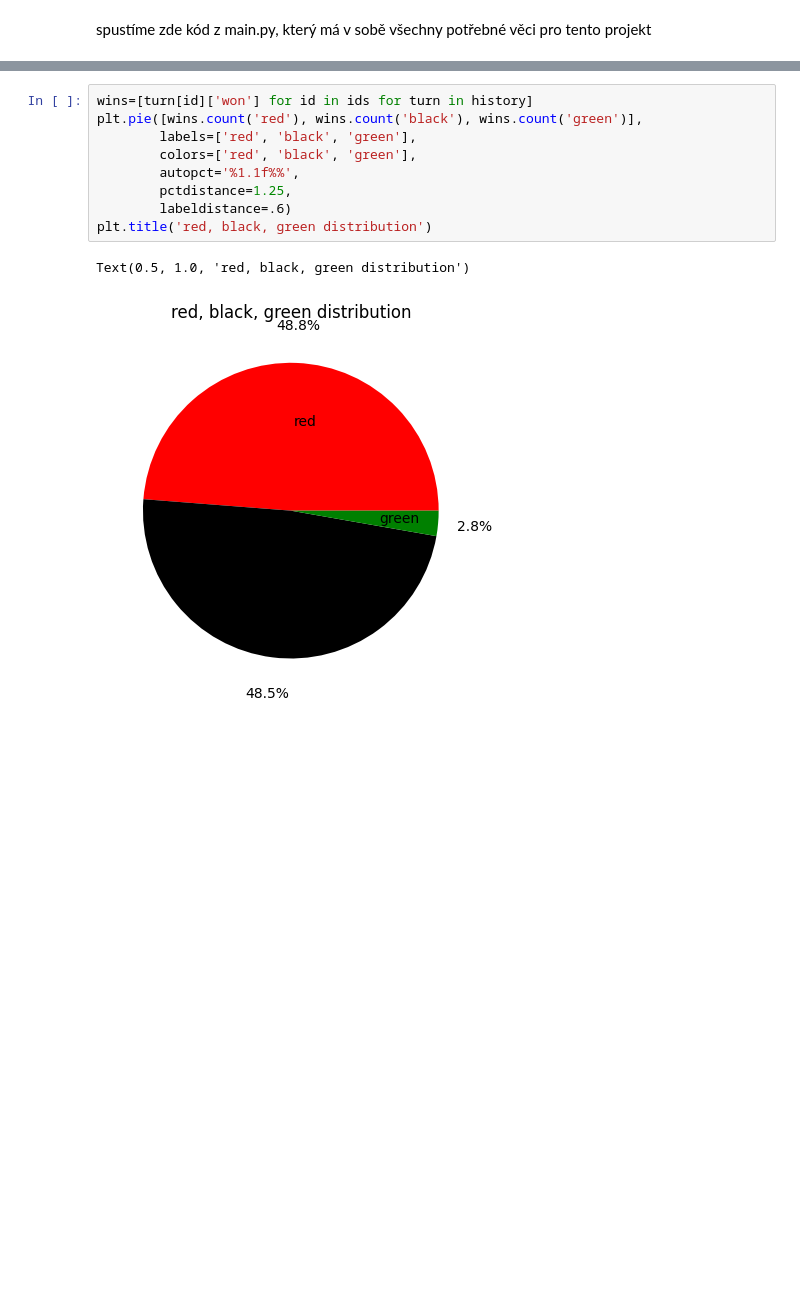
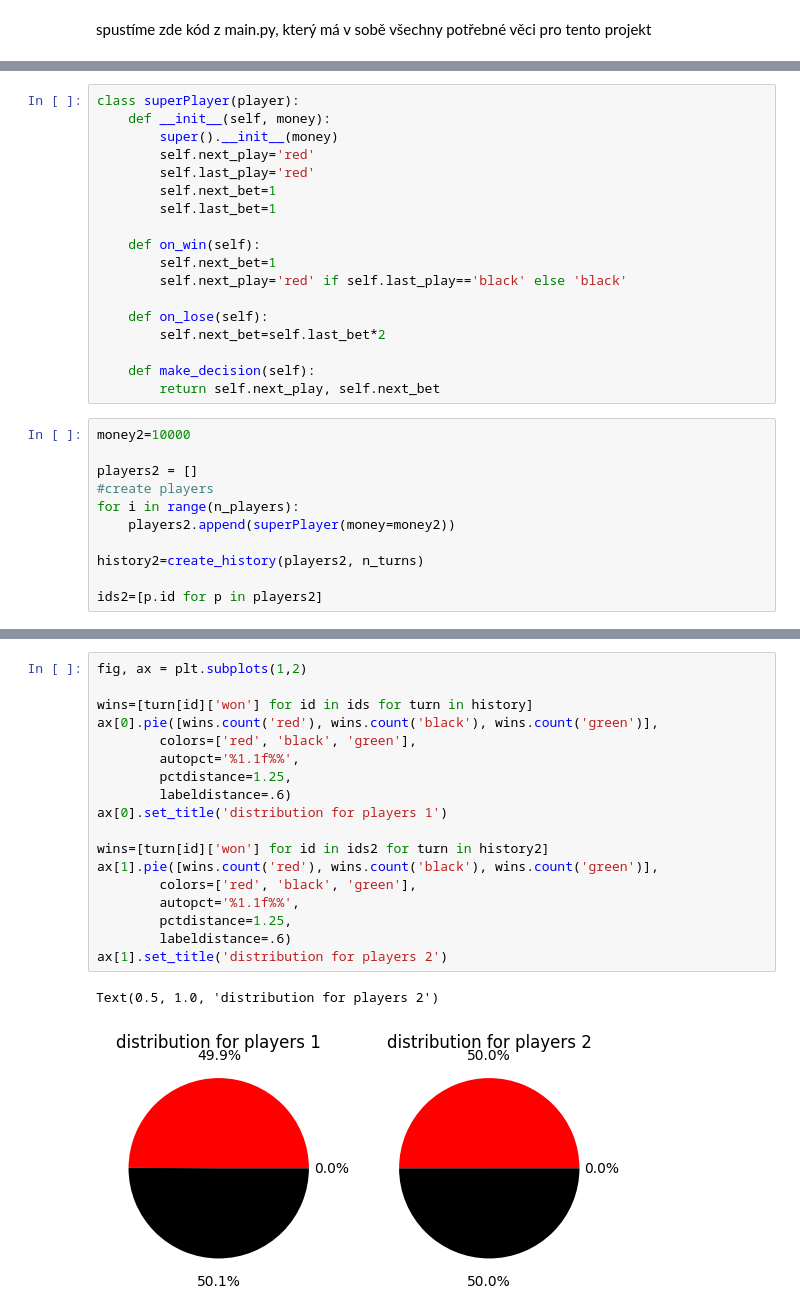
Before and after one commit to MartyM123/casino, a Jupyter notebook: analyze.ipynb, the cells around one changed output, grey strips where cells are left out. Saved outputs shown, nothing was run; the diff lists cells and outputs as text; blank space fills up the shorter version.

```diff
--- a/analyze.ipynb
+++ b/analyze.ipynb
@@ -26,0 +35,29 @@ create history vezme hráče, které jsme si vyrobili a nechá je vstoupit do ka
+# %%
+class superPlayer(player):
+    def __init__(self, money):
+        super().__init__(money)
+        self.next_play='red'
+        self.last_play='red'
+        self.next_bet=1
+        self.last_bet=1
+
+    def on_win(self):
+        self.next_bet=1
+        self.next_play='red' if self.last_play=='black' else 'black'
+
+    def on_lose(self):
+        self.next_bet=self.last_bet*2
+
+    def make_decision(self):
+        return self.next_play, self.next_bet
+# %%
+money2=10000
+
+players2 = []
+#create players
+for i in range(n_players):
+    players2.append(superPlayer(money=money2))
+
+history2=create_history(players2, n_turns)
+
+ids2=[p.id for p in players2]
@@ -27,12 +82,21 @@ create history vezme hráče, které jsme si vyrobili a nechá je vstoupit do ka
 # %%
+fig, ax = plt.subplots(1,2)
+
 wins=[turn[id]['won'] for id in ids for turn in history]
-plt.pie([wins.count('red'), wins.count('black'), wins.count('green')],
-        labels=['red', 'black', 'green'],
+ax[0].pie([wins.count('red'), wins.count('black'), wins.count('green')],
         colors=['red', 'black', 'green'],
         autopct='%1.1f%%',
         pctdistance=1.25,
         labeldistance=.6)
-plt.title('red, black, green distribution')
+ax[0].set_title('distribution for players 1')
+
+wins=[turn[id]['won'] for id in ids2 for turn in history2]
+ax[1].pie([wins.count('red'), wins.count('black'), wins.count('green')],
+        colors=['red', 'black', 'green'],
+        autopct='%1.1f%%',
+        pctdistance=1.25,
+        labeldistance=.6)
+ax[1].set_title('distribution for players 2')
 # %% [output]
-Text(0.5, 1.0, 'red, black, green distribution')
+Text(0.5, 1.0, 'distribution for players 2')
-[figure, old version]
+[figure, new version]
```
Also changed, not shown: parts of 19 cells of this notebook, 1 other file.
